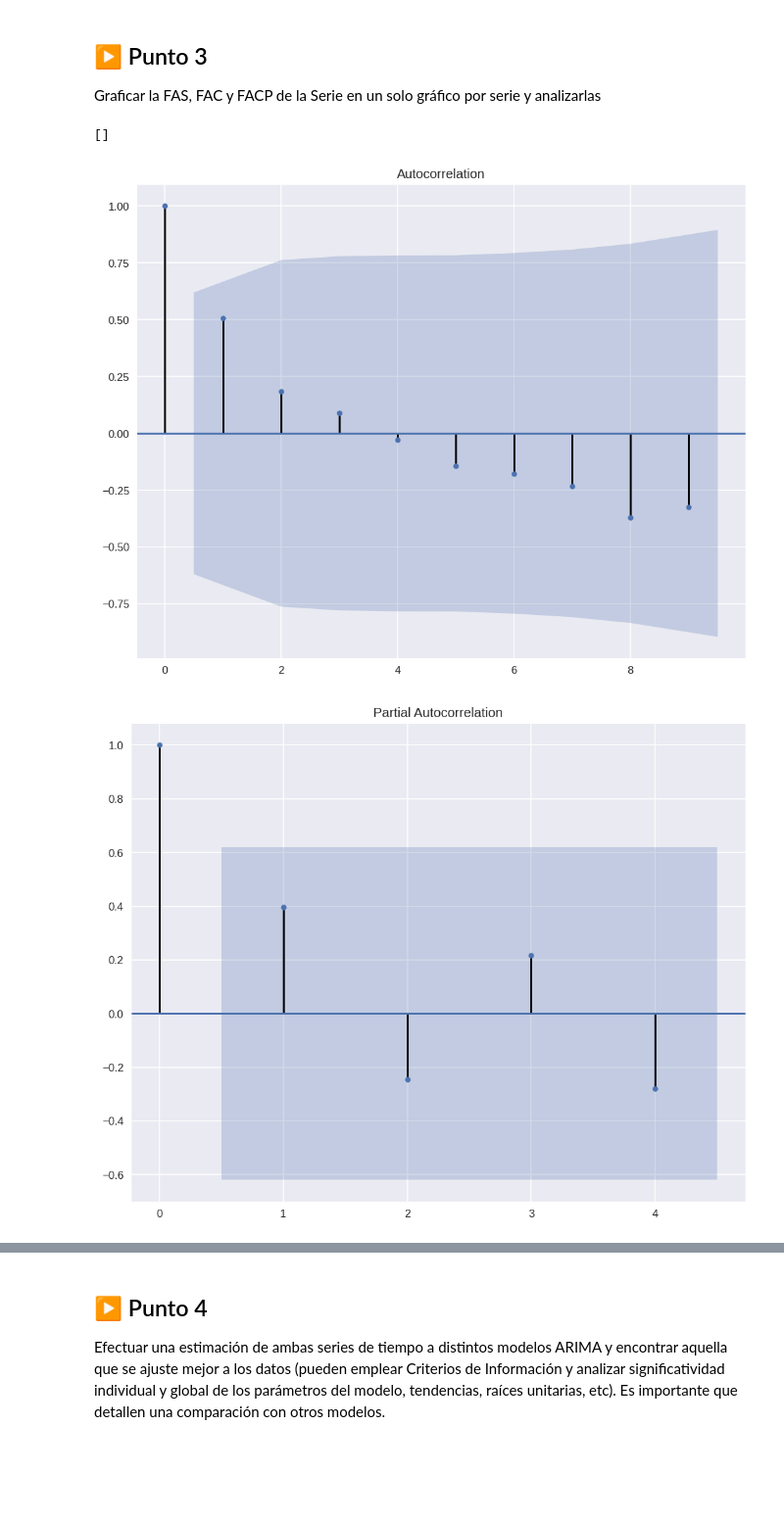
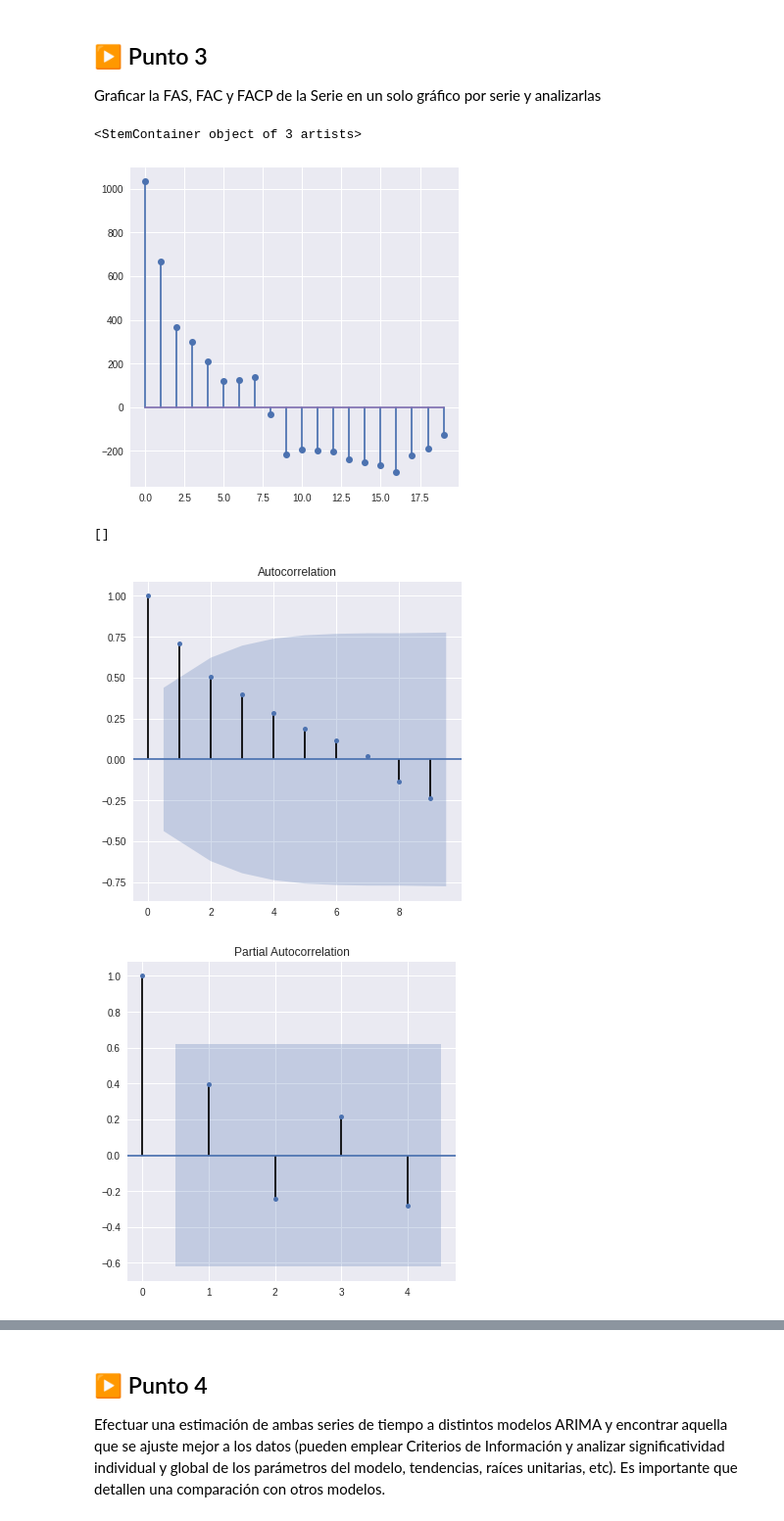
Before and after one commit to josefinavanotti/josefinavanotti, a Jupyter notebook: TP_Python_Estadísitica_Actuarial.ipynb, the cells around one changed output, grey strips where cells are left out. Shown at 98% size. Drawn from its saved outputs; the diff is of its cells as text; code cells hidden in the pictures; blank space fills up the shorter version.

```diff
--- a/TP_Python_Estadísitica_Actuarial.ipynb
+++ b/TP_Python_Estadísitica_Actuarial.ipynb
@@ -206,15 +235,0 @@ WARNING:matplotlib.legend:No handles with labels found to put in legend.
-# %%
-#Para una funcion de distribucion binomial B(n,p) con n cantidad de goles y probabilidad de cada gol
-n = home_team_goals['Home Team Goals'].max()
-Freq = pd.crosstab(index=home_team_goals['Home Team Goals'], columns='count')
-Freq2 = Freq/Freq.sum()
-#Freq2 = Freq2.rename(columns={'count':'fi'})
-Freq3 = Freq2.cumsum()
-Freq3 = Freq3.rename(columns={'count':'Fi'})
-
-#Freq2 = Freq2.reset_index()
-Freq2.hist()
-#Freq3
-#Frequency = pd.concat([Freq2,Freq3],axis=1)
-#Frequency.rename(columns={'col_0':'Year'})
-plt.style.use('seaborn')
@@ -686,16 +647,23 @@ Name: total_goals, dtype: float64
 # %% [markdown]
 ## ▶ Punto 3
 Graficar la FAS, FAC y FACP de la Serie en un solo gráfico por serie y analizarlas
+# %%
+FAS = smt.stattools.acovf(goles_por_mundial)
+plt.rcParams.update({'figure.figsize':(6,6)})
+plt.stem(FAS.tolist())
+# %% [output]
+<StemContainer object of 3 artists>
+[figure, added]
 # %%
-## FAS
-FAC = sm.tsa.acf(goles_por_mundial, nlags = 9)
-## FACP
-FACP = sm.tsa.pacf(goles_por_mundial, nlags = 9)
-plt.rcParams.update({'figure.figsize': (10,8)})
-sm.graphics.tsa.plot_acf(FAC.tolist(), lags=9)
-sm.graphics.tsa.plot_pacf(FACP.tolist(), lags=4)
+## FAC
+FAC = smt.acf(goles_por_mundial, nlags = 20)
+## FACP ## en este caso, solo nos deja graficar hasta 4 lags
+FACP = smt.stattools.pacf(goles_por_mundial, nlags = 9)
+plt.rcParams.update({'figure.figsize': (6,6)})
+plot_acf(FAC.tolist(), lags=9)
+plot_pacf(FACP.tolist(), lags=4)
 plt.plot()
 # %% [output]
 []
-[figure, old version]
+[figure, new version]
-[figure, old version]
+[figure, new version]
```
Also changed, not shown: parts of 95 cells of this notebook.
